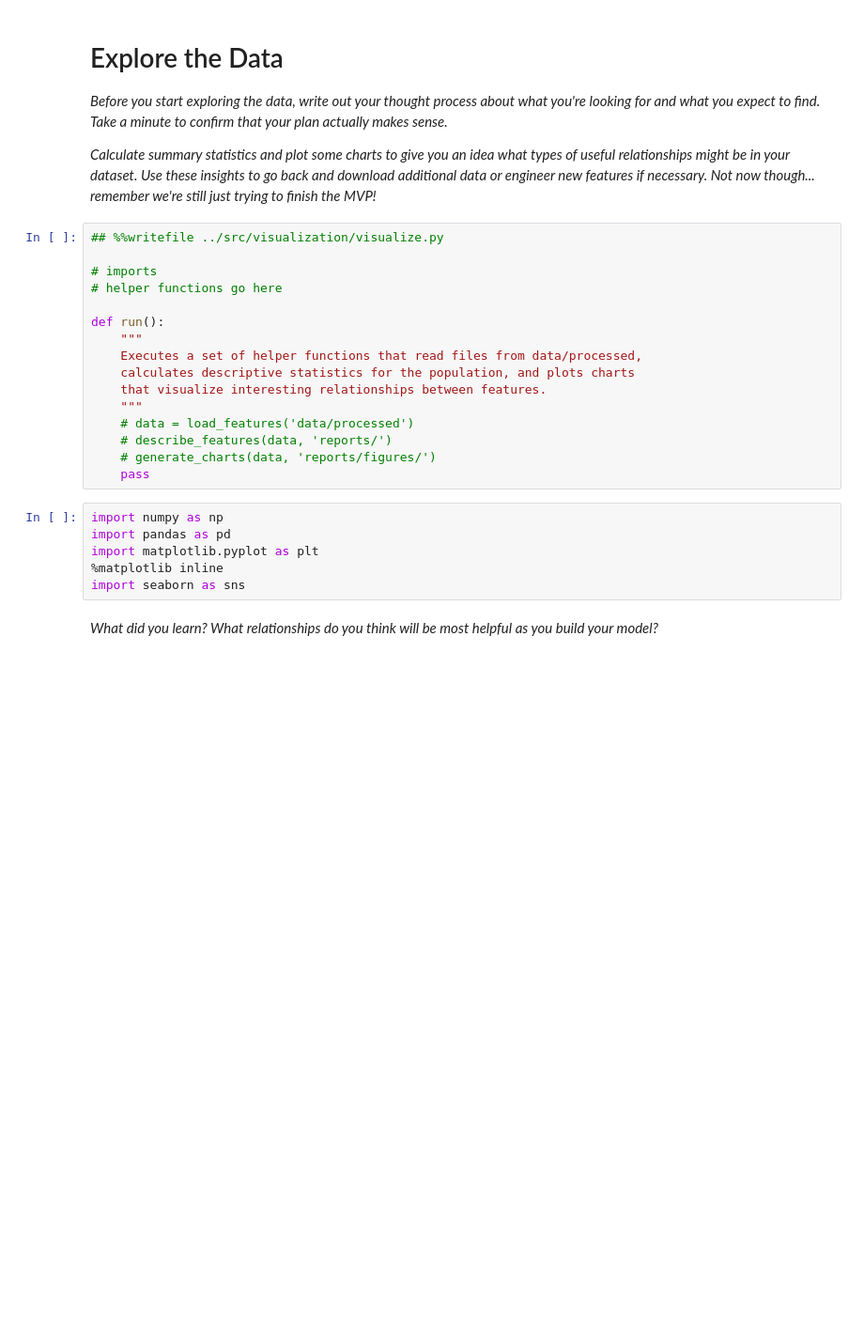
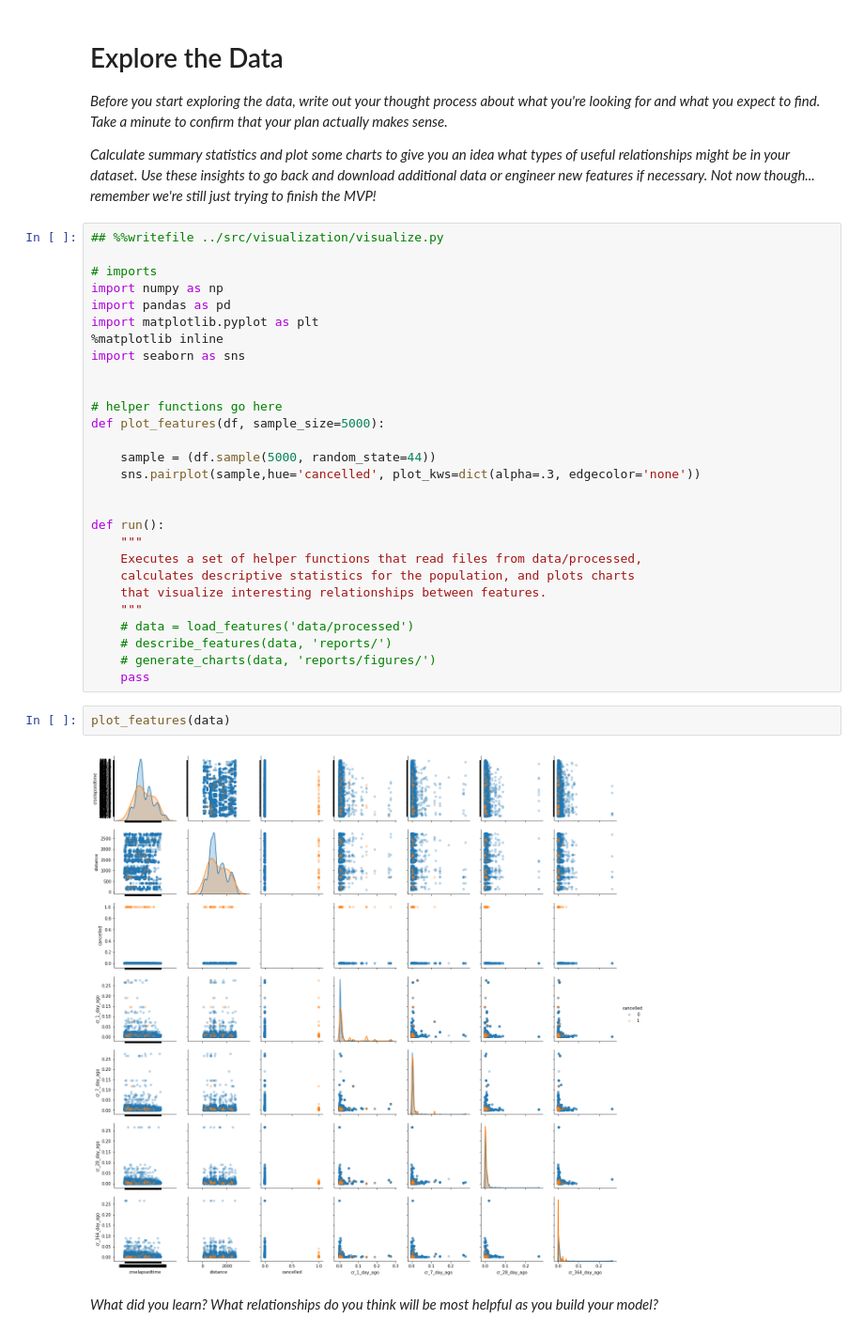
Before and after one commit to BotScutters/predicting-flight-cancellations, a Jupyter notebook: notebooks/mvp.ipynb, the cells around one changed output. Shown at 94% size. Drawn from its saved outputs; the diff is of its cells as text; blank space fills up the shorter version.

```diff
--- a/notebooks/mvp.ipynb
+++ b/notebooks/mvp.ipynb
@@ -781,7 +797,19 @@ pd.read_sql(q, engine)
 ## %%writefile ../src/visualization/visualize.py
 
 # imports
+import numpy as np
+import pandas as pd
+import matplotlib.pyplot as plt
+%matplotlib inline
+import seaborn as sns
+
+
 # helper functions go here
+def plot_features(df, sample_size=5000):
+
+    sample = (df.sample(5000, random_state=44))
+    sns.pairplot(sample,hue='cancelled', plot_kws=dict(alpha=.3, edgecolor='none'))
+
 
 def run():
     """
@@ -793,12 +821,10 @@ def run():
     # describe_features(data, 'reports/')
     # generate_charts(data, 'reports/figures/')
     pass
-# %%
-import numpy as np
-import pandas as pd
-import matplotlib.pyplot as plt
-%matplotlib inline
-import seaborn as sns
+# %%
+plot_features(data)
+# %% [output]
+[figure, added]
 # %% [markdown]
 *What did you learn? What relationships do you think will be most helpful as you build your model?*
 # %% [markdown]
```
Also changed, not shown: parts of 10 cells of this notebook.
